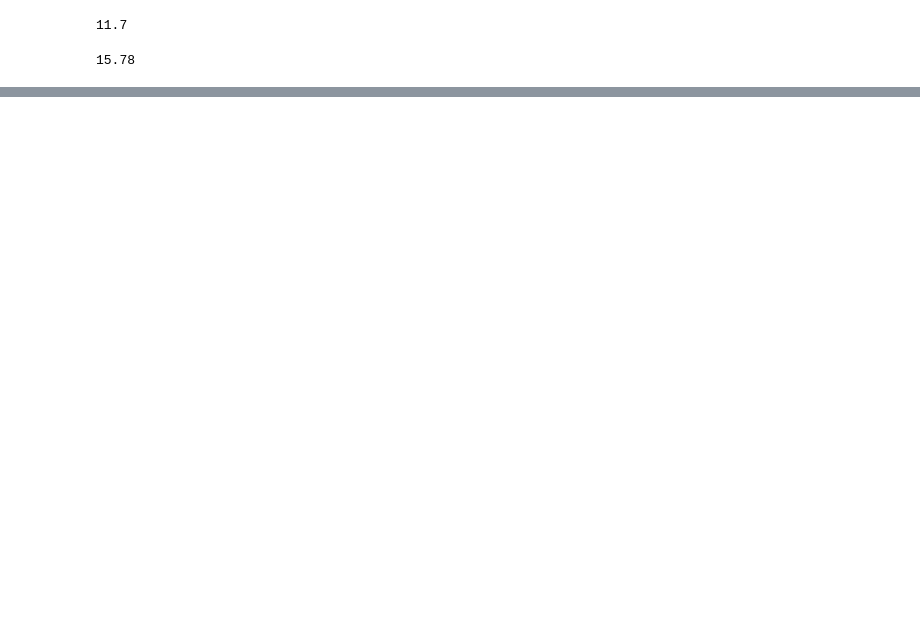
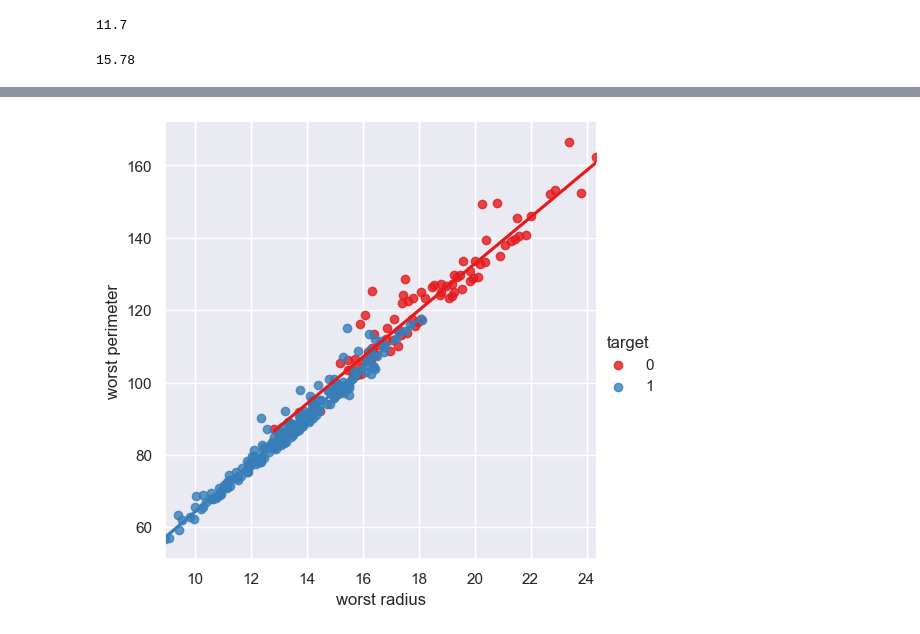
Before and after one commit to lasteperini/SCVIS, a Jupyter notebook: perimeter_vs_radius.ipynb, the cells around one changed output, grey strips where cells are left out. Cells and saved outputs as stored; diff of their text form; code cells hidden in the pictures; blank space fills up the shorter version.

```diff
--- a/perimeter_vs_radius.ipynb
+++ b/perimeter_vs_radius.ipynb
@@ -233,3 +229,15 @@ ax = sb.lmplot(x = "mean radius",
+# %%
+paziente_medio_dataframe=pd.DataFrame(columns = labels)
+paziente_medio_lista =[]
+for i in labels:
+    att=list(pazienti[i])
+    paziente_medio_lista.append((sum(att)/len(att)))
+
+paziente_medio_serie= pd.Series(data=paziente_medio_lista, index=labels)
+
+paziente_medio_dataframe = paziente_medio_dataframe.append(paziente_medio_serie, ignore_index=True)
+# %%
+err=paziente_medio_dataframe["radius error"][0]
 # %%
 import seaborn as sb
 
@@ -257,0 +258,18 @@ paziente_benigno_medio_dataframe = paziente_benigno_medio_dataframe.append(pazie
+# %%
+select1 = pazienti[pazienti["worst radius"]<np.percentile(pazienti["worst radius"], 75)]
+select2 = select1[select1["worst radius"]>np.percentile(pazienti["worst radius"], 25)]
+# %%
+import seaborn as sb
+
+# load data
+
+# use regplot
+ax = sb.lmplot(x = "worst radius",
+            y = "worst perimeter",
+            robust=True, # elimina gli outliers
+            hue="target",
+            ci = err,
+            markers=["o", "o"], palette="Set1",
+            data = select2)
+# %% [output]
+[figure, added]
```
Also changed, not shown: parts of 8 cells of this notebook.
